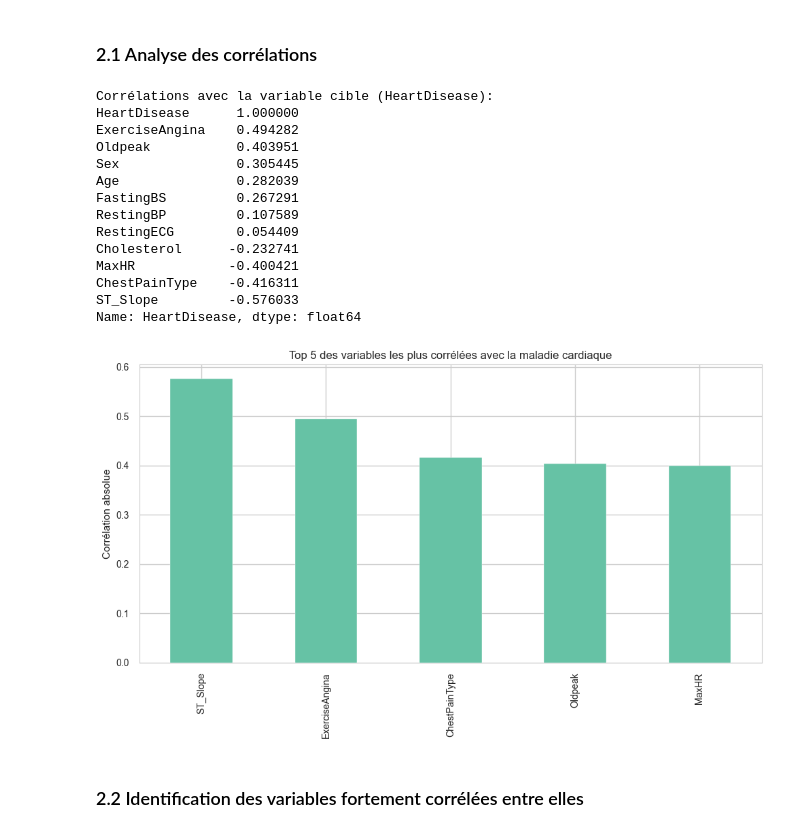
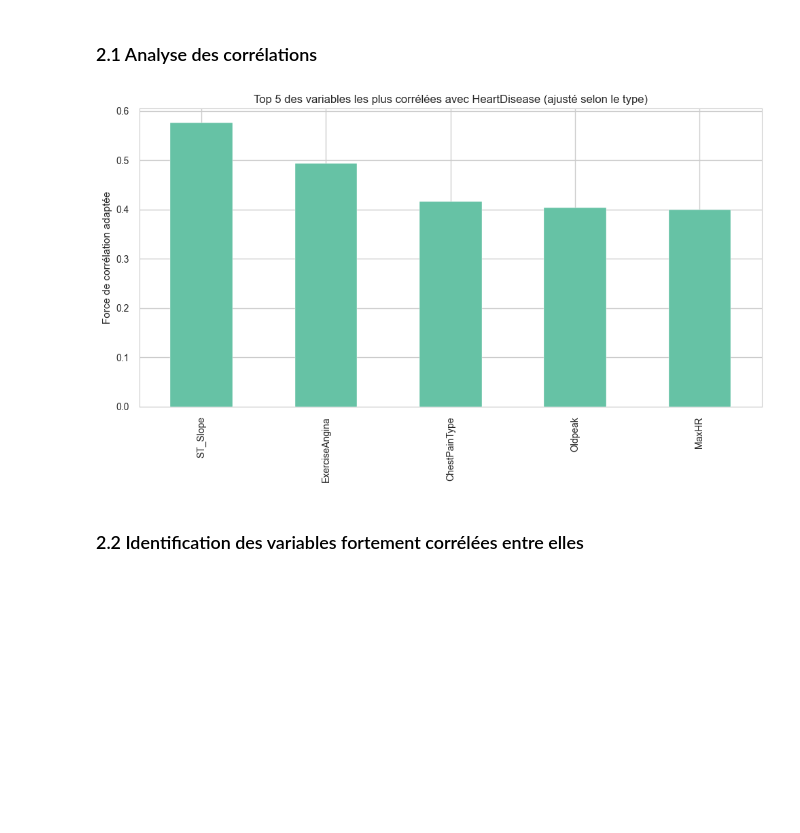
Before and after one commit to aymenemzz/scientificProject, a Jupyter notebook: DataCleaning.ipynb, the cells around one changed output. Drawn from its saved outputs; the diff is of its cells as text; code cells hidden in the pictures; blank space fills up the shorter version.

Commit message:
changement sélection variables pour entrainement ! important

```diff
--- a/DataCleaning.ipynb
+++ b/DataCleaning.ipynb
@@ -259,34 +264,42 @@ Construction de la matrice de corrélation mixte...
 # %% [markdown]
 ### 2.1 Analyse des corrélations
 # %%
-# Corrélations avec la variable cible
-target_corr = corr_matrix['HeartDisease'].sort_values(ascending=False)
-print("\nCorrélations avec la variable cible (HeartDisease):")
-print(target_corr)
+def get_corr_strength(val, corr_type):
+    if corr_type == 'cramer':
+        return val  # déjà entre 0 et 1
+    elif corr_type in ['pearson_or_kendall']:
+        return abs(val)  # on veut la force absolue
+    else:
+        return 0
 
-# Top 5 des variables les plus corrélées avec la maladie cardiaque
+# Détection du type de corrélation
+def get_corr_type(val):
+    if -1 <= val <= 1:
+        return 'pearson_or_kendall'
+    if 0 <= val <= 1:
+        return 'cramer'
+    return 'unknown'
+
+# Appliquer aux corrélations avec HeartDisease
+corr_with_target = corr_matrix['HeartDisease'].drop('HeartDisease')
+
+corr_strengths = {}
+for var, val in corr_with_target.items():
+    corr_type = get_corr_type(val)
+    strength = get_corr_strength(val, corr_type)
+    corr_strengths[var] = strength
+
+# Tracer le top 5 selon la "force" adaptée
+top5 = pd.Series(corr_strengths).sort_values(ascending=False).head(5)
+
 plt.figure(figsize=(10, 6))
-target_corr.drop('HeartDisease').abs().sort_values(ascending=False).head(5).plot(kind='bar')
-plt.title('Top 5 des variables les plus corrélées avec la maladie cardiaque')
-plt.ylabel('Corrélation absolue')
+top5.plot(kind='bar')
+plt.title('Top 5 des variables les plus corrélées avec HeartDisease (ajusté selon le type)')
+plt.ylabel('Force de corrélation adaptée')
 plt.tight_layout()
 plt.show()
 # %% [output]
-Corrélations avec la variable cible (HeartDisease):
-HeartDisease      1.000000
-ExerciseAngina    0.494282
-Oldpeak           0.403951
-Sex               0.305445
-Age               0.282039
-FastingBS         0.267291
-RestingBP         0.107589
-RestingECG        0.054409
-Cholesterol      -0.232741
-MaxHR            -0.400421
-ChestPainType    -0.416311
-ST_Slope         -0.576033
-Name: HeartDisease, dtype: float64
-[figure, old version]
+[figure, new version]
 # %% [markdown]
 ### 2.2 Identification des variables fortement corrélées entre elles
 # %%
```
Also changed, not shown: parts of 17 cells of this notebook.
